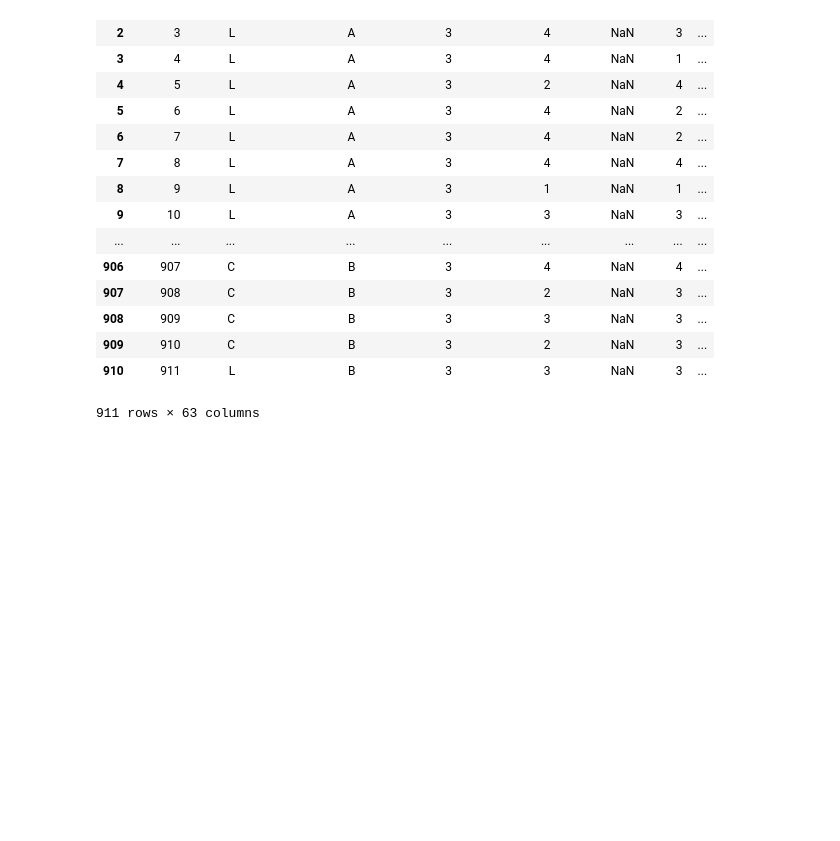
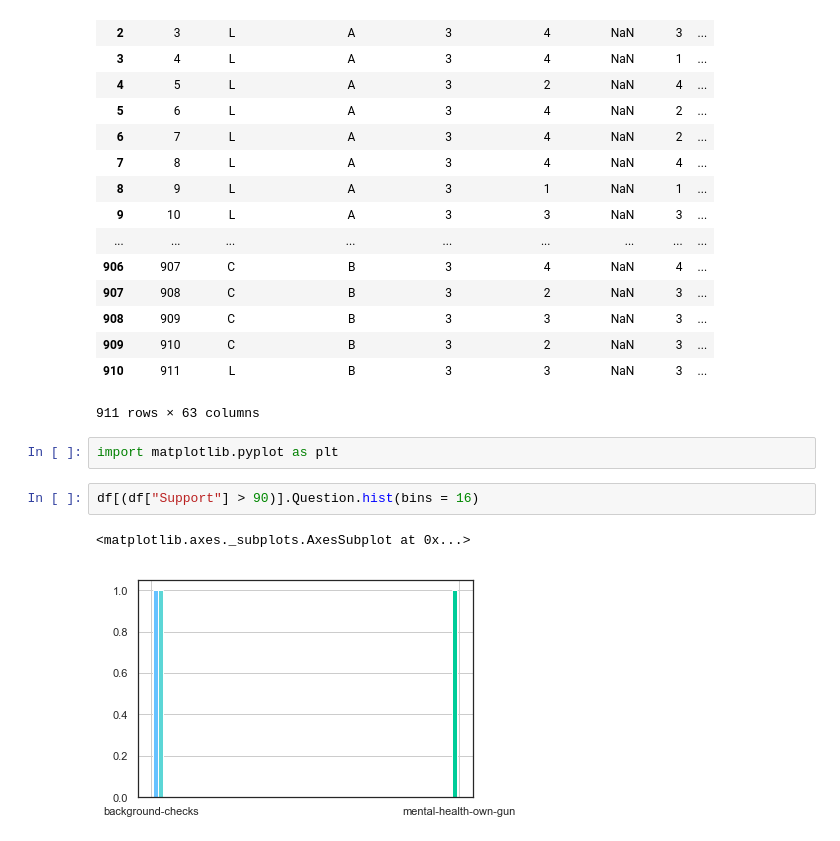
Before and after one commit to jaebooker/OvertonObservatory, a Jupyter notebook: OvertonObservatory.ipynb, the cells around one changed output. Cells and saved outputs as stored; diff of their text form; blank space fills up the shorter version.

```diff
--- a/OvertonObservatory.ipynb
+++ b/OvertonObservatory.ipynb
@@ -119,3 +121,10 @@ edf
 | 909 | 910 | C | B | 3 | 2 | NaN | 3 | ... |
 | 910 | 911 | L | B | 3 | 3 | NaN | 3 | ... |
 911 rows × 63 columns
+# %%
+import matplotlib.pyplot as plt
+# %%
+df[(df["Support"] > 90)].Question.hist(bins = 16)
+# %% [output]
+<matplotlib.axes._subplots.AxesSubplot at 0x...>
+[figure, added]
```
Also changed, not shown: parts of 15 cells of this notebook, 41 other files.
